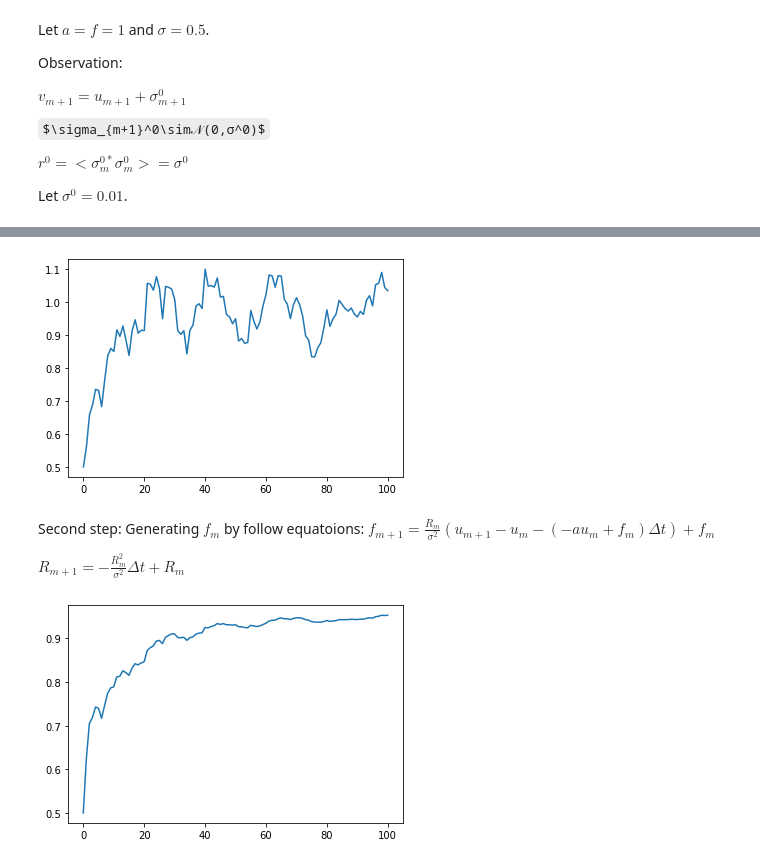
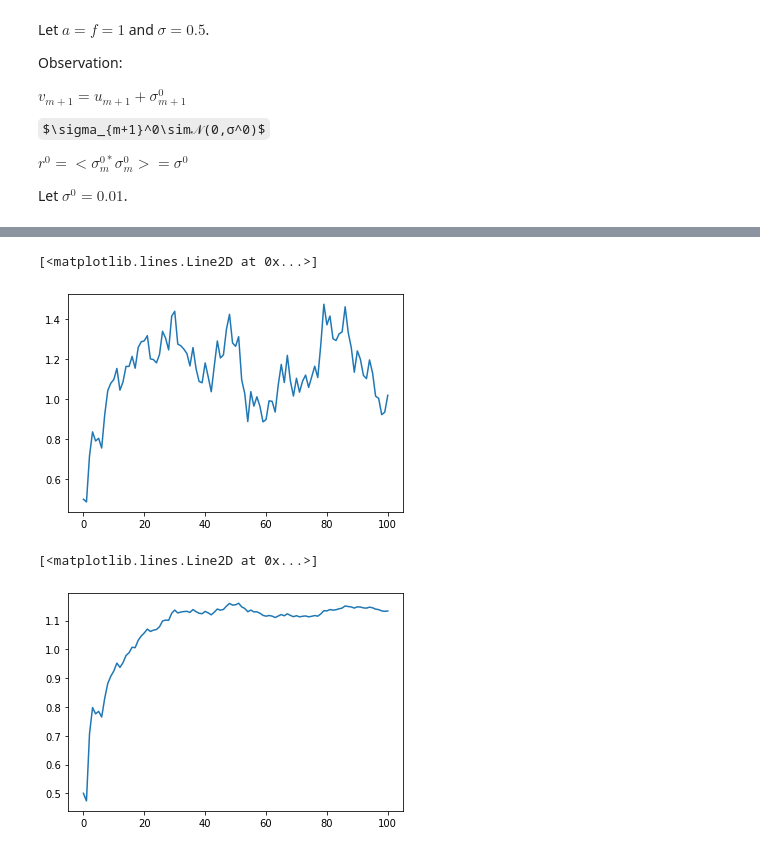
Before and after one commit to Guidong99/Colab, a Jupyter notebook: 833hw4.ipynb, the cells around one changed output, grey strips where cells are left out. Drawn from its saved outputs; the diff is of its cells as text; code cells hidden in the pictures; some formulas as TeX source.

```diff
--- a/833hw4.ipynb
+++ b/833hw4.ipynb
@@ -29,10 +29,10 @@ x=[2]
 for i in range(10000):
   u=x[-1]
   dw=np.random.normal(0,sqrt(dt))
-  u=u+dt*(-lam*(u-(b+c)/2))+dw*(lam*(u-b)*(c-u))**0.5
+  u=u+dt*(-lam*(u-(b+c)/2))+dw*sqrt(abs(lam*(u-b)*(c-u)))
   x.append(u)
-fig=plt.figure(figsize=(10,4))
+fig=plt.figure(figsize=(5,5))
 ax1=plt.subplot(1,1,1)
-ax1=plt.hist(x,40)
+ax1=plt.hist(x,80)
 plt.show()
 # %% [output]
@@ -71,4 +39,0 @@ def get_real(lst):
-# %%
-s=TimeSeries(2,0.7,0.5,0.6,1)
-plt.plot(s)
-plt.show()
@@ -79,4 +39,0 @@ plt.show()
-# %%
-s=TimeSeries(1,0.3,0.8,0.5,0.5)
-plt.plot(s)
-plt.show()
@@ -87,4 +39,0 @@ plt.show()
-# %%
-s=TimeSeries(1,0.1,0.5,0.6,1)
-plt.plot(s)
-plt.show()
@@ -228,42 +200,37 @@ $𝛔^0\sim𝒩(0,0.01)$
 # %%
 dt=0.25
 a=1
 F=[[1-a*dt,dt],[0,1]]
 U=[np.array([0.5,1])]
 R=[np.array([[0,0],[0,0]])]
-G=np.array([1,0])
+G=np.array([[1,0],[0,0]])
 for i in range(100):
   u=U[-1]
   r=R[-1]
   np.random.seed()
   sigma=np.random.multivariate_normal([0,0],[[0.25*dt,0],[0,0]])
   u1=F@u
   r1=F@r@t(F)+[[0.25*dt,0],[0,0]]
-  v=G@u+np.random.normal(0,0.1)
-  # print(G@r1@t(G))
-  k=G@r1/(G@r1@t(G)+0.1)
-  u=u1+k*(v-G@u1)
-  r=(np.identity(2)-k*G)@r1
+  v=G@u+np.random.multivariate_normal([0,0],[[0.01,0],[0,0.01]])
+  k=r1@t(G)@np.linalg.inv(G@r1@t(G)+[[0.01,0],[0,0.01]])
+  u=u1+k@(v-G@u1)
+  r=(np.identity(2)-k@G)@r1
   U.append(u)
   R.append(r)
+
 
 def get_mean(lt,ind):
   s=[]
   for i in range(len(lt)):
     s.append(lt[i][ind])
   return s
 
+
 u=get_mean(U,0)
 plt.plot(u)
-plt.show()
 # %% [output]
+[<matplotlib.lines.Line2D at 0x...>]
-[figure, old version]
+[figure, new version]
-# %% [markdown]
-Second step:
-Generating $f_m$ by follow equatoions:
-$f_{m+1}=\frac{R_m}{\sigma^2}(u_{m+1}-u_m-(-au_m+f_m)Δt)+f_m$
-
-$R_{m+1}=-\frac{R_m^2}{σ^2}Δt+R_m$
 # %%
 
 dt=0.25
@@ -277,7 +244,8 @@ for i in range(100):
   F.append(f)
   R.append(r)
 
+
 plt.plot(F)
-plt.show()
 # %% [output]
+[<matplotlib.lines.Line2D at 0x...>]
-[figure, old version]
+[figure, new version]
```
Also changed, not shown: parts of 18 cells of this notebook.
